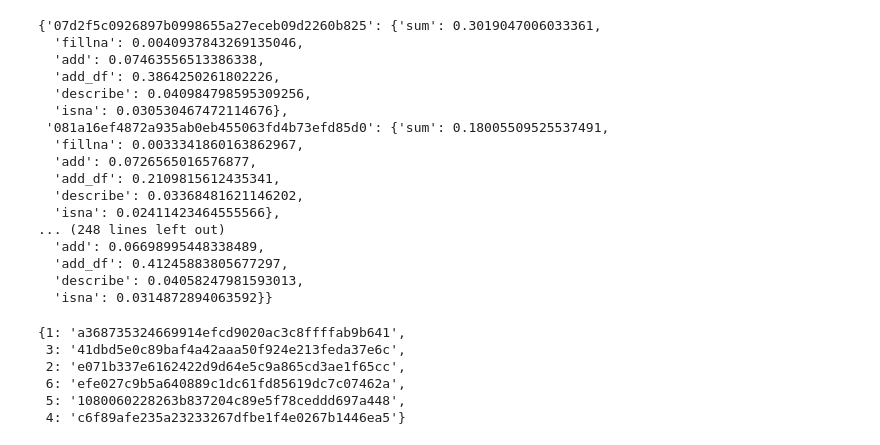
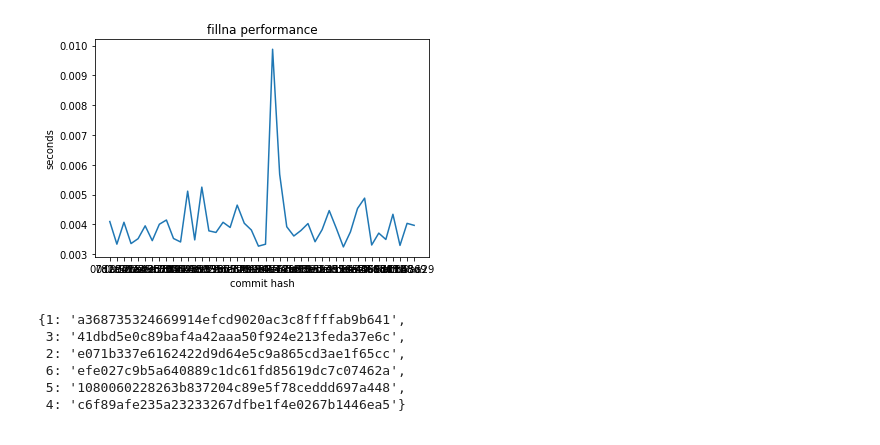
Before and after one commit to modin-project/modin-performance-analysis, a Jupyter notebook: Modin_Performance_Logging.ipynb, the cells around one changed output. Cells and saved outputs as stored; diff of their text form; code cells hidden in the pictures.

Commit message:
Graphing test results

```diff
--- a/Modin_Performance_Logging.ipynb
+++ b/Modin_Performance_Logging.ipynb
@@ -65,12 +47,13 @@ def json_parser(data):
         test_data: parsed performance data for each test run in the suite
     """
     commit_hash = commit_data["commit_info"]["id"]
-    commit_order = commit_data["commit_info"]["commit_number"]
+    #commit_order = commit_data["commit_info"]["commit_number"]
     test_data = {}
     for test in commit_data["benchmarks"]:
         name = test["name"][5:]
         test_data[name] = test["stats"]["mean"]
-    return commit_hash, commit_order, test_data
+    #return commit_hash, commit_order, test_data
+    return commit_hash, test_data
 # %%
 all_commits_data = {}
 commit_orders = {}
@@ -80,30 +63,24 @@ i = 0
 for commit_data in perf_data:
     # use commented one later and get rid of the i lines
     # commit_hash, commit_order, data = json_parser(commit_data)
-    commit_hash, i, data = json_parser(commit_data)
+    commit_hash, data = json_parser(commit_data)
     all_commits_data[commit_hash] = data
-    commit_orders[commit_order] = commit_hash
+    commit_orders[i] = commit_hash
     i += 1
-
-all_commits_data
-# %% [output]
-{'07d2f5c0926897b0998655a27eceb09d2260b825': {'sum': 0.3019047006033361,
-  'fillna': 0.0040937843269135046,
-  'add': 0.07463556513386338,
-  'add_df': 0.3864250261802226,
-  'describe': 0.040984798595309256,
-  'isna': 0.030530467472114676},
- '081a16ef4872a935ab0eb455063fd4b73efd85d0': {'sum': 0.18005509525537491,
-  'fillna': 0.0033341860163862967,
-  'add': 0.0726565016576877,
-  'add_df': 0.2109815612435341,
-  'describe': 0.03368481621146202,
-  'isna': 0.02411423464555566},
-... (248 lines left out)
-  'add': 0.06698995448338489,
-  'add_df': 0.41245883805677297,
-  'describe': 0.04058247981593013,
-  'isna': 0.0314872894063592}}
+# %%
+def plot_function_perf(data, func_name):
+    commits = [commit_orders[i] for i in range(len(commit_orders))]
+    perf = [data[commit_hash][func_name] for commit_hash in commits]
+    commits = [a[:7] for a in commits]
+    plt.plot(commits, perf)
+    plt.ylabel('seconds')
+    plt.xlabel('commit hash')
+    plt.title(func_name + ' performance')
+    plt.show()
+# %%
+plot_function_perf(all_commits_data, "fillna")
+# %% [output]
+[figure, added]
 # %%
 json_dir = os.getcwd() + "/modin/.benchmarks/Darwin-CPython-3.6-64bit/"
 master_hash = "ae9f397109620cf00243169654f2f4bec7809b72"
```
Also changed, not shown: parts of 2 cells of this notebook.
